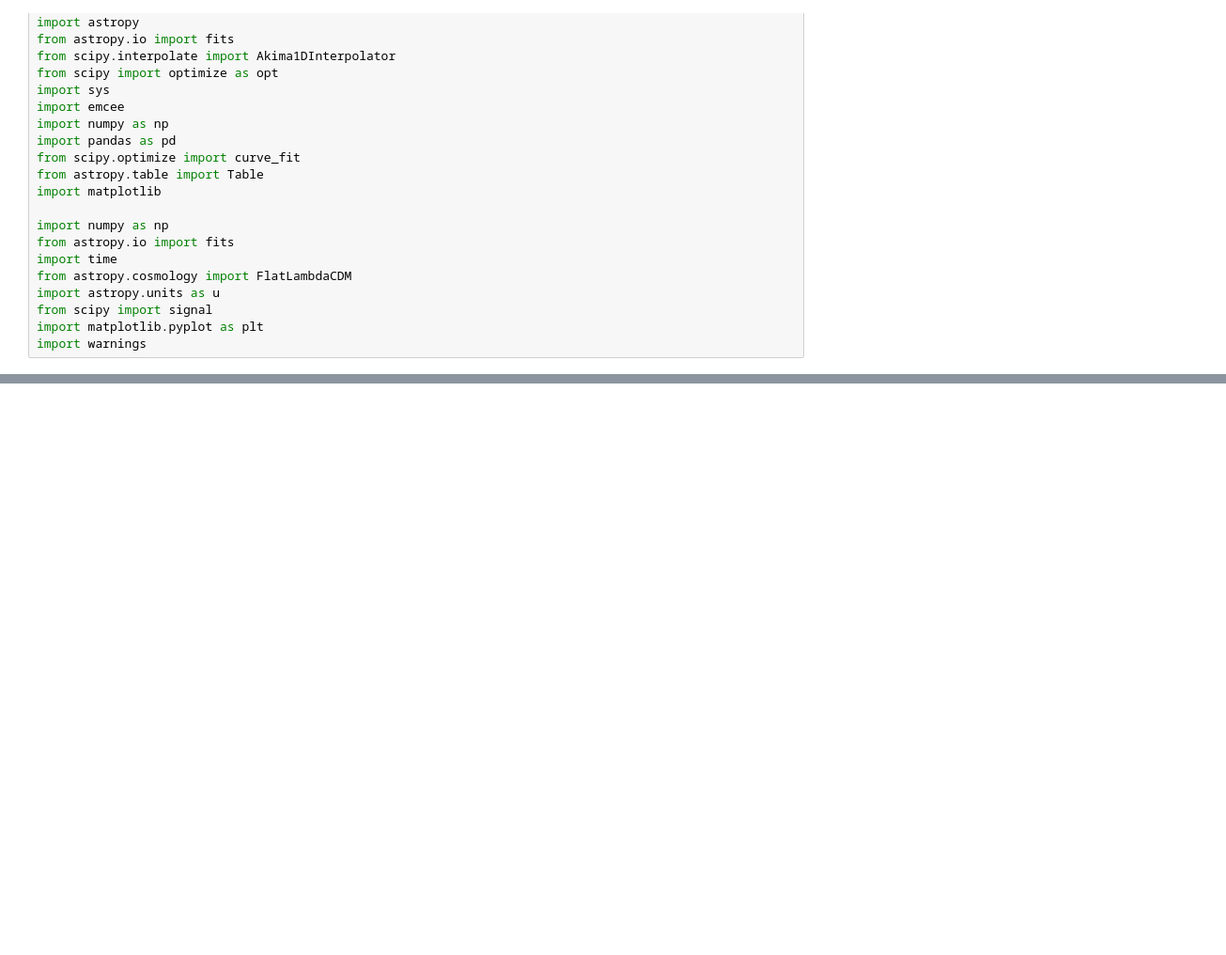
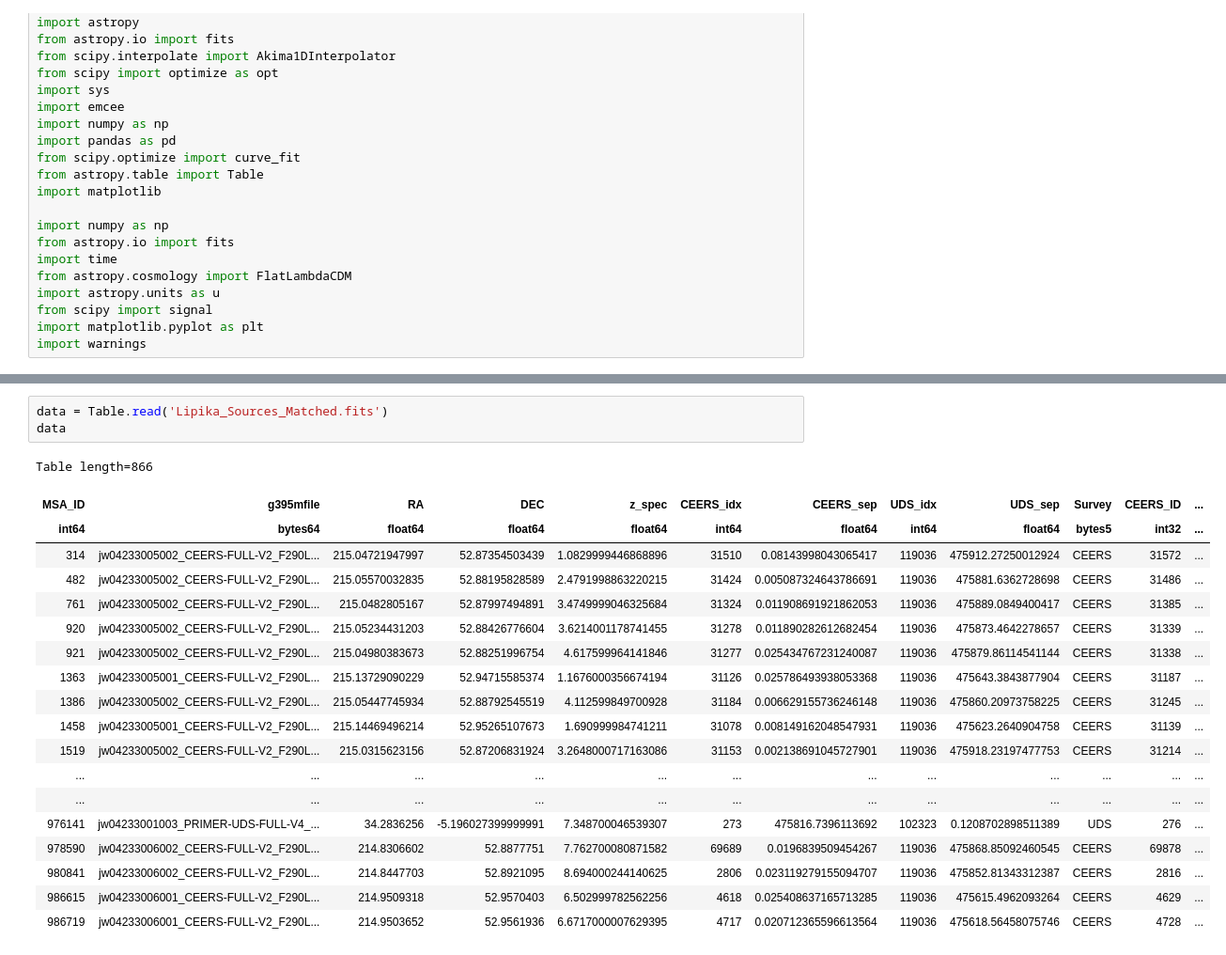
Before and after one commit to lipikachatur/VIP, a Jupyter notebook: (5) mass of CEERS and RUBIES.ipynb, the cells around one changed output, grey strips where cells are left out. Shown at 94% size. Saved outputs shown, nothing was run; the diff lists cells and outputs as text; blank space fills up the shorter version.

```diff
--- a/(5) mass of CEERS and RUBIES.ipynb
+++ b/(5) mass of CEERS and RUBIES.ipynb
@@ -62,0 +45,23 @@ import warnings
+# %%
+data = Table.read('Lipika_Sources_Matched.fits')
+data
+# %% [output]
+Table length=866
+| MSA_ID | g395mfile | RA | DEC | z_spec | CEERS_idx | CEERS_sep | UDS_idx | UDS_sep | Survey | CEERS_ID | ... |
+| int64 | bytes64 | float64 | float64 | float64 | int64 | float64 | int64 | float64 | bytes5 | int32 | ... |
+| 314 | jw04233005002_CEERS-FULL-V2_F290L... | 215.04721947997 | 52.87354503439 | 1.0829999446868896 | 31510 | 0.08143998043065417 | 119036 | 475912.27250012924 | CEERS | 31572 | ... |
+| 482 | jw04233005002_CEERS-FULL-V2_F290L... | 215.05570032835 | 52.88195828589 | 2.4791998863220215 | 31424 | 0.005087324643786691 | 119036 | 475881.6362728698 | CEERS | 31486 | ... |
+| 761 | jw04233005002_CEERS-FULL-V2_F290L... | 215.0482805167 | 52.87997494891 | 3.4749999046325684 | 31324 | 0.011908691921862053 | 119036 | 475889.0849400417 | CEERS | 31385 | ... |
+| 920 | jw04233005002_CEERS-FULL-V2_F290L... | 215.05234431203 | 52.88426776604 | 3.6214001178741455 | 31278 | 0.011890282612682454 | 119036 | 475873.4642278657 | CEERS | 31339 | ... |
+| 921 | jw04233005002_CEERS-FULL-V2_F290L... | 215.04980383673 | 52.88251996754 | 4.617599964141846 | 31277 | 0.025434767231240087 | 119036 | 475879.86114541144 | CEERS | 31338 | ... |
+| 1363 | jw04233005001_CEERS-FULL-V2_F290L... | 215.13729090229 | 52.94715585374 | 1.1676000356674194 | 31126 | 0.025786493938053368 | 119036 | 475643.3843877904 | CEERS | 31187 | ... |
+| 1386 | jw04233005002_CEERS-FULL-V2_F290L... | 215.05447745934 | 52.88792545519 | 4.112599849700928 | 31184 | 0.006629155736246148 | 119036 | 475860.20973758225 | CEERS | 31245 | ... |
+| 1458 | jw04233005001_CEERS-FULL-V2_F290L... | 215.14469496214 | 52.95265107673 | 1.690999984741211 | 31078 | 0.008149162048547931 | 119036 | 475623.2640904758 | CEERS | 31139 | ... |
+| 1519 | jw04233005002_CEERS-FULL-V2_F290L... | 215.0315623156 | 52.87206831924 | 3.2648000717163086 | 31153 | 0.002138691045727901 | 119036 | 475918.23197477753 | CEERS | 31214 | ... |
+| ... | ... | ... | ... | ... | ... | ... | ... | ... | ... | ... | ... |
+| ... | ... | ... | ... | ... | ... | ... | ... | ... | ... | ... | ... |
+| 976141 | jw04233001003_PRIMER-UDS-FULL-V4_... | 34.2836256 | -5.196027399999991 | 7.348700046539307 | 273 | 475816.7396113692 | 102323 | 0.1208702898511389 | UDS | 276 | ... |
+| 978590 | jw04233006002_CEERS-FULL-V2_F290L... | 214.8306602 | 52.8877751 | 7.762700080871582 | 69689 | 0.0196839509454267 | 119036 | 475868.85092460545 | CEERS | 69878 | ... |
+| 980841 | jw04233006002_CEERS-FULL-V2_F290L... | 214.8447703 | 52.8921095 | 8.694000244140625 | 2806 | 0.023119279155094707 | 119036 | 475852.81343312387 | CEERS | 2816 | ... |
+| 986615 | jw04233006001_CEERS-FULL-V2_F290L... | 214.9509318 | 52.9570403 | 6.502999782562256 | 4618 | 0.025408637165713285 | 119036 | 475615.4962093264 | CEERS | 4629 | ... |
+| 986719 | jw04233006001_CEERS-FULL-V2_F290L... | 214.9503652 | 52.9561936 | 6.6717000007629395 | 4717 | 0.020712365596613564 | 119036 | 475618.56458075746 | CEERS | 4728 | ... |
```
Also changed, not shown: parts of 17 cells of this notebook, 6 other files.
